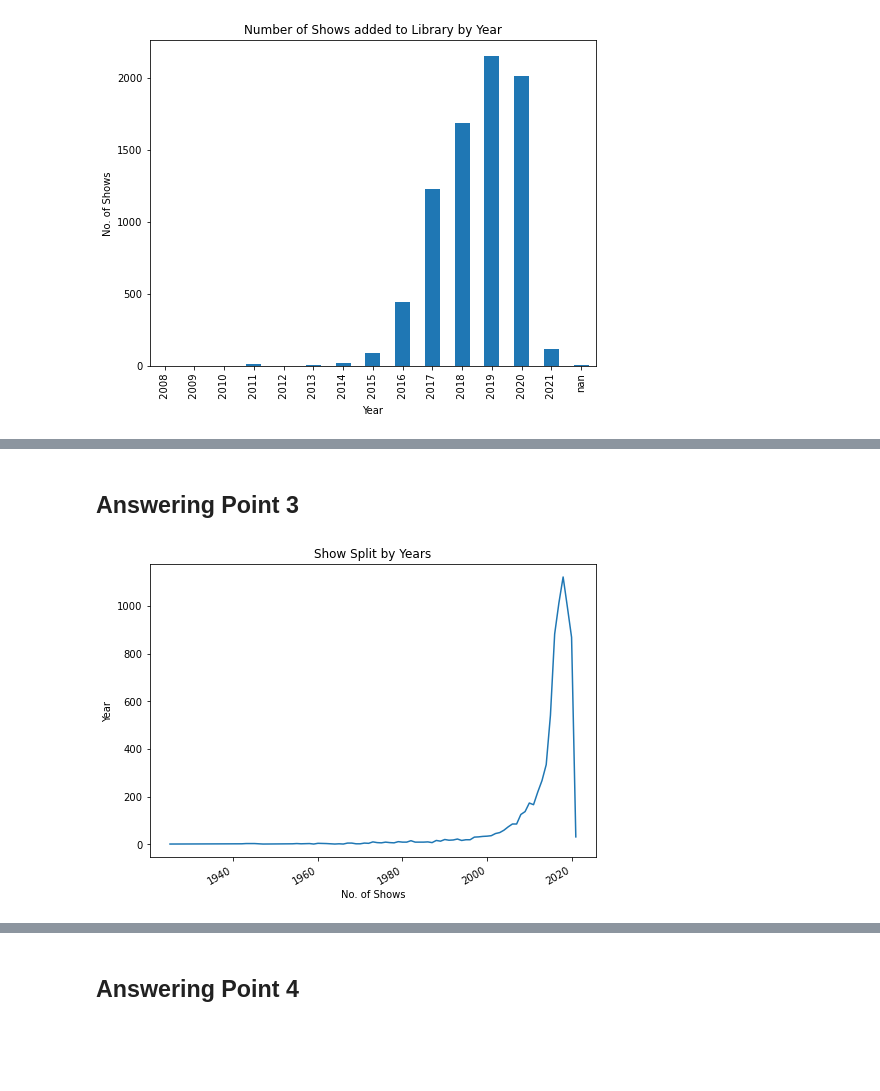
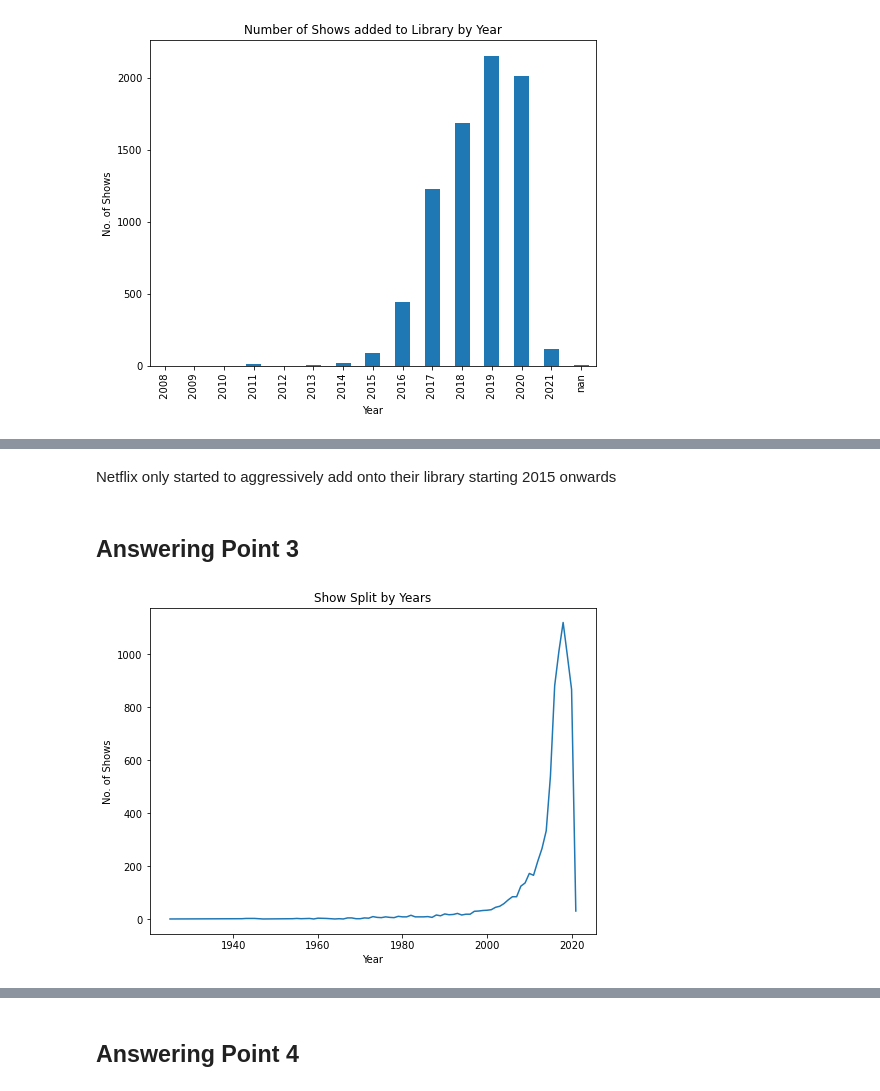
Before and after one commit to cjonwei/GA_Final_Project, a Jupyter notebook: eda.ipynb, the cells around one changed output, grey strips where cells are left out. Drawn from its saved outputs; the diff is of its cells as text; code cells hidden in the pictures; blank space fills up the shorter version.

```diff
--- a/eda.ipynb
+++ b/eda.ipynb
@@ -78,6 +76,6 @@ array(['Brazil', 'Mexico', 'Singapore', 'United States', 'Turkey',
 # %% [markdown]
 Dates: Some information classified as object but are infact dates... will need to change these.
 # %%
-netflix_titles['release_year'] = netflix_titles['release_year'].astype(str)
-netflix_titles['release_year'] = pd.to_datetime(netflix_titles['release_year'])
-netflix_titles['release_year'].dt.year
+#netflix_titles['release_year'] = netflix_titles['release_year'].astype(str)
+#netflix_titles['release_year'] = pd.to_datetime(netflix_titles['release_year'])
+#netflix_titles['release_year'].dt.year
@@ -242,11 +257,13 @@ plt.title('Number of Shows added to Library by Year');
+# %% [markdown]
+Netflix only started to aggressively add onto their library starting 2015 onwards
 # %% [markdown]
 ## Answering Point 3
 # %%
 #What is the breakdown of shows by year of release?
 plt.figure(figsize=(8,6))
 netflix_titles['release_year'].value_counts().sort_index().plot()
-plt.xlabel('No. of Shows')
-plt.ylabel('Year')
+plt.xlabel('Year')
+plt.ylabel('No. of Shows')
 plt.title('Show Split by Years');
 # %% [output]
-[figure, old version]
+[figure, new version]
```
Also changed, not shown: parts of 32 cells of this notebook.
